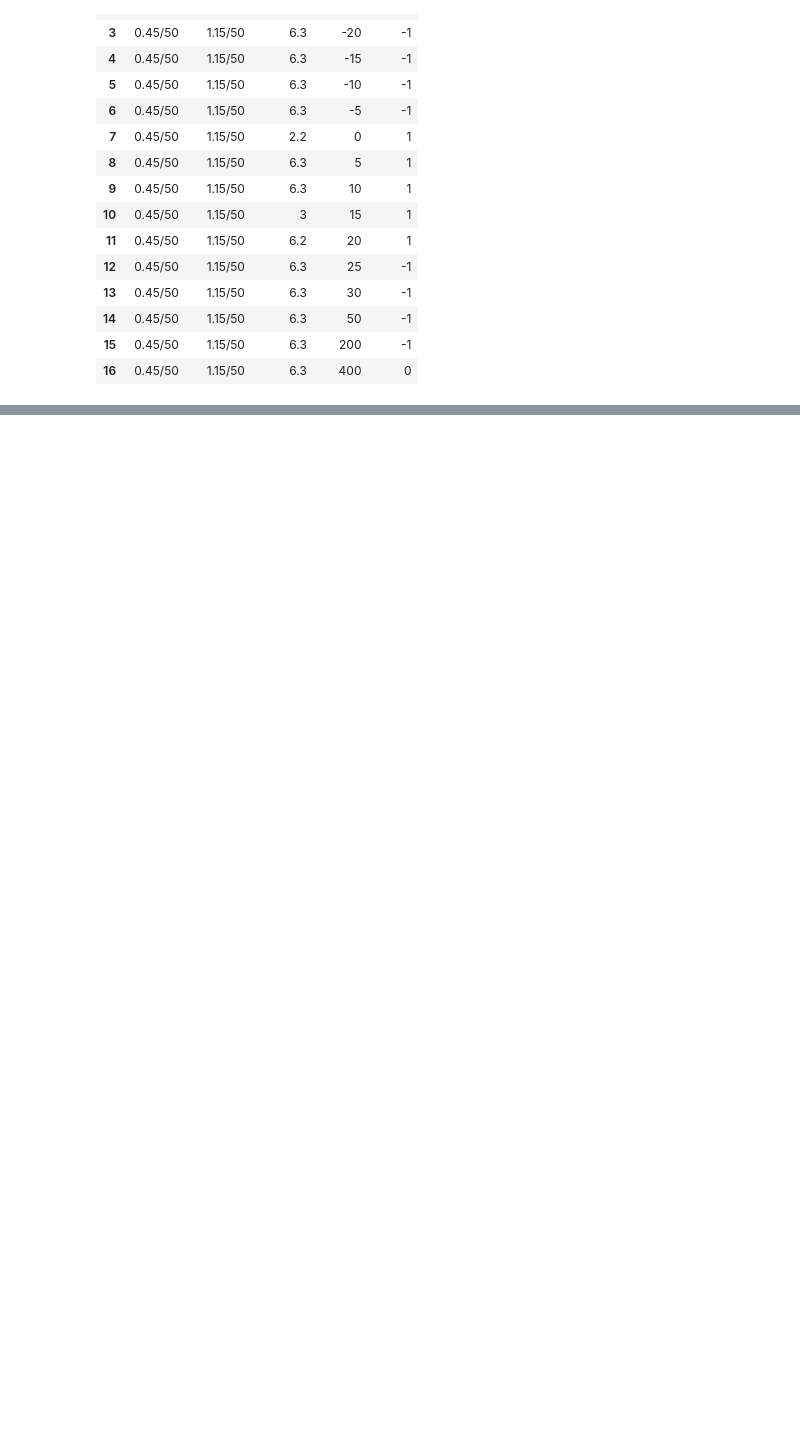
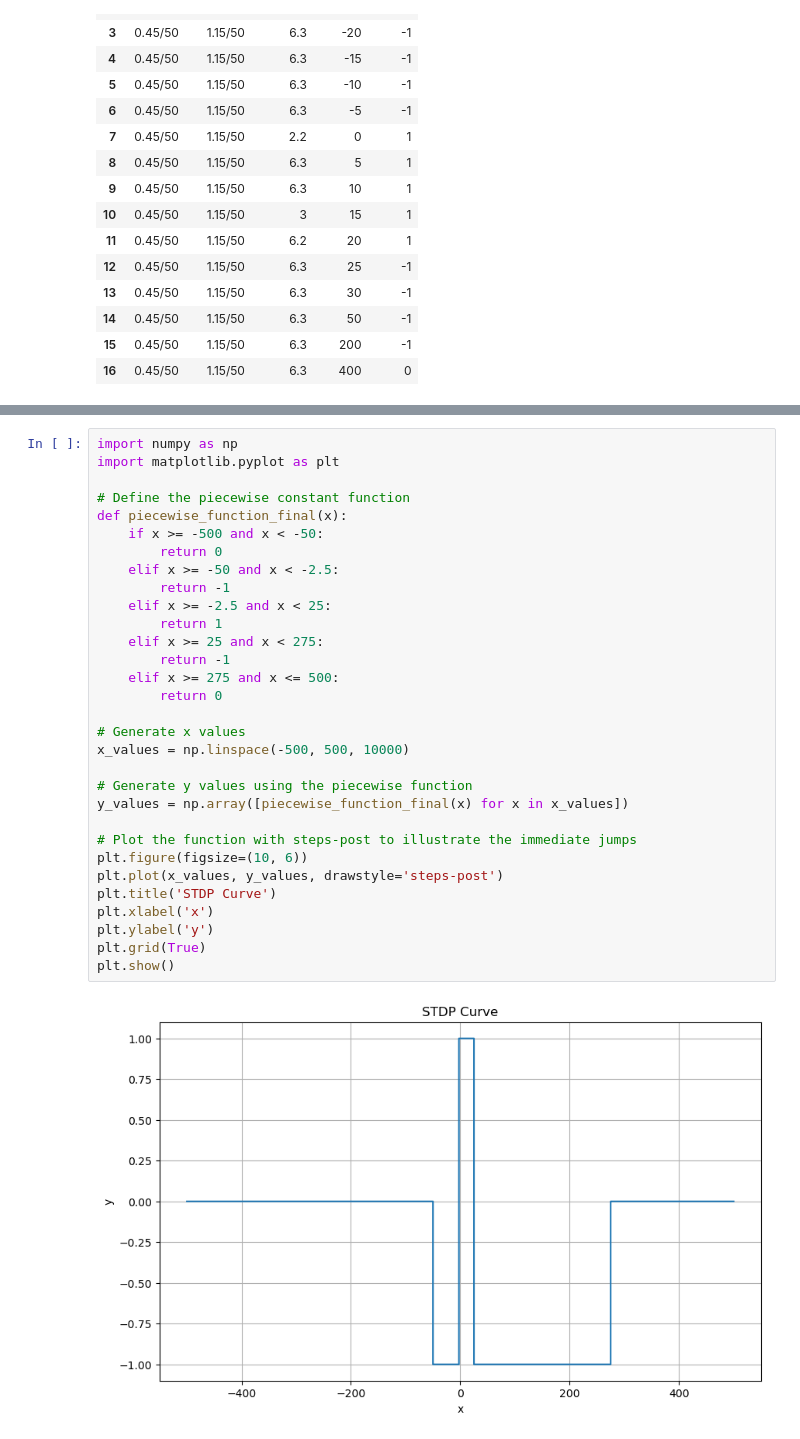
Before and after one commit to devt287/Synaptic_Plasticity, a Jupyter notebook: parameter_tuning.ipynb, the cells around one changed output, grey strips where cells are left out. Saved outputs shown, nothing was run; the diff lists cells and outputs as text; blank space fills up the shorter version.

```diff
--- a/parameter_tuning.ipynb
+++ b/parameter_tuning.ipynb
@@ -941,0 +1091,33 @@ display(df)
+# %%
+import numpy as np
+import matplotlib.pyplot as plt
+
+# Define the piecewise constant function
+def piecewise_function_final(x):
+    if x >= -500 and x < -50:
+        return 0
+    elif x >= -50 and x < -2.5:
+        return -1
+    elif x >= -2.5 and x < 25:
+        return 1
+    elif x >= 25 and x < 275:
+        return -1
+    elif x >= 275 and x <= 500:
+        return 0
+
+# Generate x values
+x_values = np.linspace(-500, 500, 10000)
+
+# Generate y values using the piecewise function
+y_values = np.array([piecewise_function_final(x) for x in x_values])
+
+# Plot the function with steps-post to illustrate the immediate jumps
+plt.figure(figsize=(10, 6))
+plt.plot(x_values, y_values, drawstyle='steps-post')
+plt.title('STDP Curve')
+plt.xlabel('x')
+plt.ylabel('y')
+plt.grid(True)
+plt.show()
+# %% [output]
+[figure, added]
```
Also changed, not shown: parts of 7 cells of this notebook, 11 other files.
